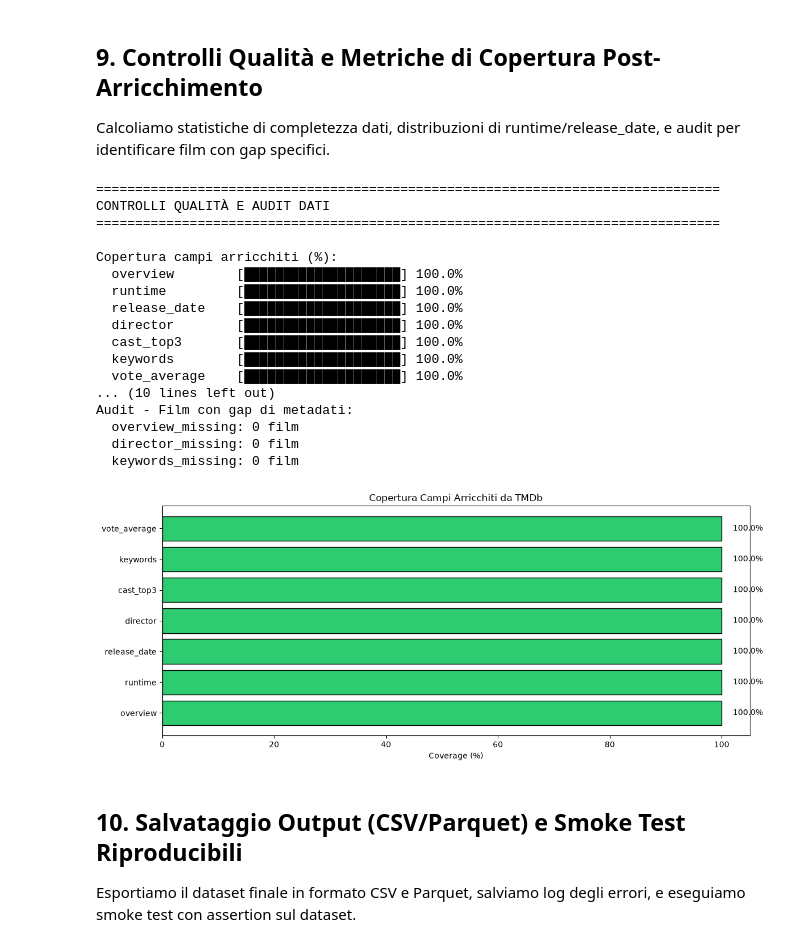
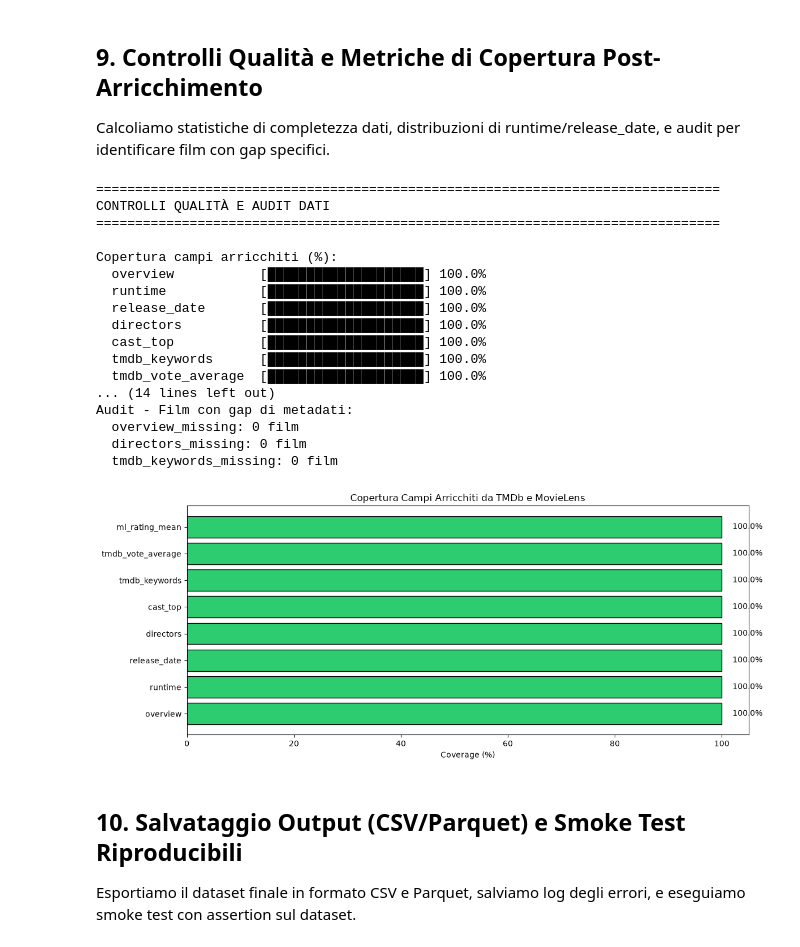
Before and after one commit to Matteo-Garavaglia/RM_MAS_movieLens, a Jupyter notebook: notebooks/02_tmdb_enrichment.ipynb, the cells around one changed output. Saved outputs shown, nothing was run; the diff lists cells and outputs as text; code cells hidden in the pictures.

```diff
--- a/notebooks/02_tmdb_enrichment.ipynb
+++ b/notebooks/02_tmdb_enrichment.ipynb
@@ -764,84 +1204,89 @@ print("\n" + "="*80)
 print("CONTROLLI QUALITÀ E AUDIT DATI")
 print("="*80)
 
-# Copertura campi arricchiti
+# Copertura campi arricchiti (schema canonico)
 coverage_stats = {
     'overview': (df_final_enriched['overview'].notna().sum() / len(df_final_enriched) * 100),
     'runtime': (df_final_enriched['runtime'].notna().sum() / len(df_final_enriched) * 100),
     'release_date': (df_final_enriched['release_date'].notna().sum() / len(df_final_enriched) * 100),
-    'director': (df_final_enriched['director'].notna().sum() / len(df_final_enriched) * 100),
-    'cast_top5': (df_final_enriched['cast_top5'].notna().sum() / len(df_final_enriched) * 100),
-    'cast_characters_top5': (df_final_enriched['cast_characters_top5'].notna().sum() / len(df_final_enriched) * 100),
-    'keywords': (df_final_enriched['keywords'].notna().sum() / len(df_final_enriched) * 100),
-    'vote_average': (df_final_enriched['vote_average'].notna().sum() / len(df_final_enriched) * 100),
+    'directors': (df_final_enriched['directors'].notna().sum() / len(df_final_enriched) * 100),
+    'cast_top': (df_final_enriched['cast_top'].notna().sum() / len(df_final_enriched) * 100),
+    'tmdb_keywords': (df_final_enriched['tmdb_keywords'].notna().sum() / len(df_final_enriched) * 100),
+    'tmdb_vote_average': (df_final_enriched['tmdb_vote_average'].notna().sum() / len(df_final_enriched) * 100),
+    'ml_rating_mean': (df_final_enriched['ml_rating_mean'].notna().sum() / len(df_final_enriched) * 100),
 }
 
 print("\nCopertura campi arricchiti (%):")
 for field, coverage in sorted(coverage_stats.items(), key=lambda x: x[1], reverse=True):
     bar = '█' * int(coverage / 5) + '░' * (20 - int(coverage / 5))
-    print(f"  {field:15} [{bar}] {coverage:5.1f}%")
+    print(f"  {field:18} [{bar}] {coverage:5.1f}%")
 
 # Distribuzioni numeriche
 print("\nDistribuzioni numeriche:")
 if df_final_enriched['runtime'].notna().sum() > 0:
-    print(f"  Runtime (min):")
+    print("  Runtime:")
     print(f"    Media: {df_final_enriched['runtime'].mean():.1f} min")
     print(f"    Mediana: {df_final_enriched['runtime'].median():.1f} min")
     print(f"    Range: [{df_final_enriched['runtime'].min()}, {df_final_enriched['runtime'].max()}]")
 
-if df_final_enriched['vote_average'].notna().sum() > 0:
-    print(f"  Vote average TMDb:")
-    print(f"    Media: {df_final_enriched['vote_average'].mean():.2f}")
-    print(f"    Mediana: {df_final_enriched['vote_average'].median():.2f}")
+if df_final_enriched['tmdb_vote_average'].notna().sum() > 0:
+    print("  tmdb_vote_average:")
+    print(f"    Media: {df_final_enriched['tmdb_vote_average'].mean():.2f}")
+    print(f"    Mediana: {df_final_enriched['tmdb_vote_average'].median():.2f}")
+
+if df_final_enriched['ml_rating_mean'].notna().sum() > 0:
+    print("  ml_rating_mean:")
+    print(f"    Media: {df_final_enriched['ml_rating_mean'].mean():.2f}")
+    print(f"    Mediana: {df_final_enriched['ml_rating_mean'].median():.2f}")
 
 # Audit: film senza metadati critici
 missing_audit = {
     'overview_missing': df_final_enriched[df_final_enriched['overview'].isna()],
-    'director_missing': df_final_enriched[df_final_enriched['director'].isna()],
-    'keywords_missing': df_final_enriched[df_final_enriched['keywords'].isna()],
+    'directors_missing': df_final_enriched[df_final_enriched['directors'].isna()],
+    'tmdb_keywords_missing': df_final_enriched[df_final_enriched['tmdb_keywords'].isna()],
 }
 
 print("\nAudit - Film con gap di metadati:")
 for audit_name, audit_df in missing_audit.items():
     print(f"  {audit_name}: {len(audit_df)} film")
     if len(audit_df) > 0 and len(audit_df) <= 5:
-        print(f"    Esempi: {', '.join(audit_df['title'].head(3).tolist())}")
+        print(f"    Esempi: {', '.join(audit_df['canonical_title'].head(3).astype(str).tolist())}")
 
 # Visualizza copertura con grafico
 fig, ax = plt.subplots(figsize=(12, 5))
 fields = list(coverage_stats.keys())
 coverage_pct = list(coverage_stats.values())
 colors = ['#2ecc71' if x > 80 else '#f39c12' if x > 50 else '#e74c3c' for x in coverage_pct]
 
 ax.barh(fields, coverage_pct, color=colors, edgecolor='black')
 ax.set_xlabel('Coverage (%)')
-ax.set_title('Copertura Campi Arricchiti da TMDb')
+ax.set_title('Copertura Campi Arricchiti da TMDb e MovieLens')
 ax.set_xlim(0, 105)
 
 for i, (field, pct) in enumerate(zip(fields, coverage_pct)):
     ax.text(pct + 2, i, f'{pct:.1f}%', va='center')
 
 plt.tight_layout()
 plt.show()
 # %% [output]
 ================================================================================
 CONTROLLI QUALITÀ E AUDIT DATI
 ================================================================================
 
 Copertura campi arricchiti (%):
-  overview        [████████████████████] 100.0%
-  runtime         [████████████████████] 100.0%
-  release_date    [████████████████████] 100.0%
-  director        [████████████████████] 100.0%
-  cast_top3       [████████████████████] 100.0%
-  keywords        [████████████████████] 100.0%
-  vote_average    [████████████████████] 100.0%
-... (10 lines left out)
+  overview           [████████████████████] 100.0%
+  runtime            [████████████████████] 100.0%
+  release_date       [████████████████████] 100.0%
+  directors          [████████████████████] 100.0%
+  cast_top           [████████████████████] 100.0%
+  tmdb_keywords      [████████████████████] 100.0%
+  tmdb_vote_average  [████████████████████] 100.0%
+... (14 lines left out)
 Audit - Film con gap di metadati:
   overview_missing: 0 film
-  director_missing: 0 film
-  keywords_missing: 0 film
+  directors_missing: 0 film
+  tmdb_keywords_missing: 0 film
-[figure, old version]
+[figure, new version]
 # %% [markdown]
 ## 10. Salvataggio Output (CSV/Parquet) e Smoke Test Riproducibili
 
```
Also changed, not shown: parts of 19 cells of this notebook, 3 other files.
